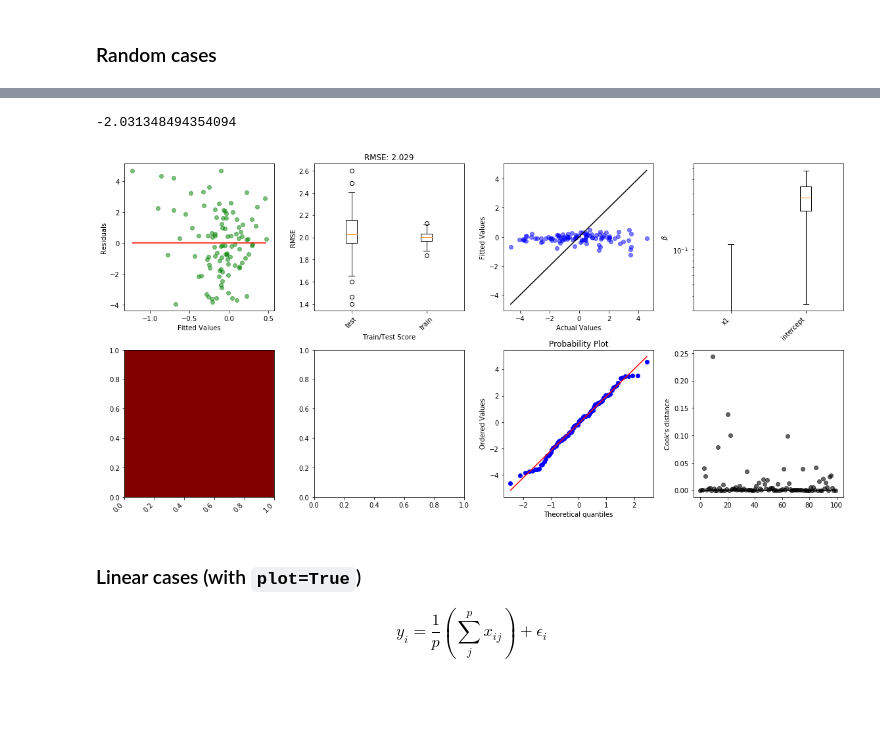
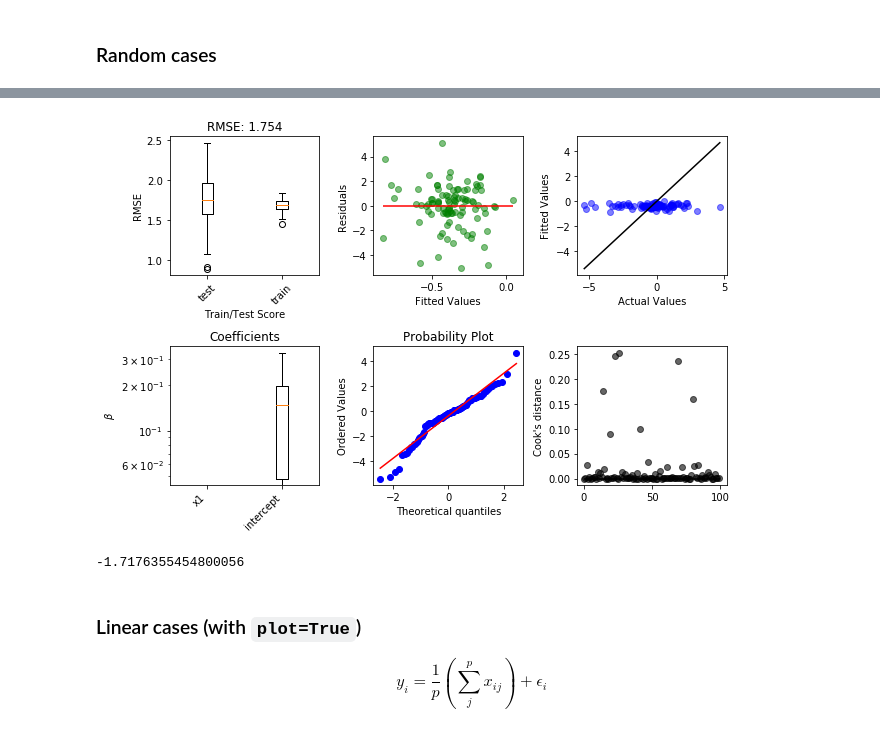
Before and after one commit to gregparkes/turbopanda, a Jupyter notebook: examples/ML.ipynb, the cells around one changed output, grey strips where cells are left out. Cells and saved outputs as stored; diff of their text form; code cells hidden in the pictures; blank space fills up the shorter version.

```diff
--- a/examples/ML.ipynb
+++ b/examples/ML.ipynb
@@ -56,12 +60,9 @@ turb.ml.overview_plot(turb.MetaPanda(df_1), 'x[1-3]', 'y', cv, yp)
 # %%
-cv, yp = turb.ml.fit_basic(turb.MetaPanda(df_2), 'x1', 'y')
+cv, yp = turb.ml.fit_basic(turb.MetaPanda(df_2), 'x1', 'y', plot=True)
 cv['test_score'].mean()
 # %% [output]
+[figure, added]
--2.031348494354094
+-1.7176355454800056
-# %%
-turb.ml.overview_plot(turb.MetaPanda(df_2), 'x1', 'y', cv, yp)
-# %% [output]
-[figure, removed]
 # %% [markdown]
 ### Linear cases (with `plot=True`)
 
```
Also changed, not shown: parts of 35 cells of this notebook, 14 other files.
